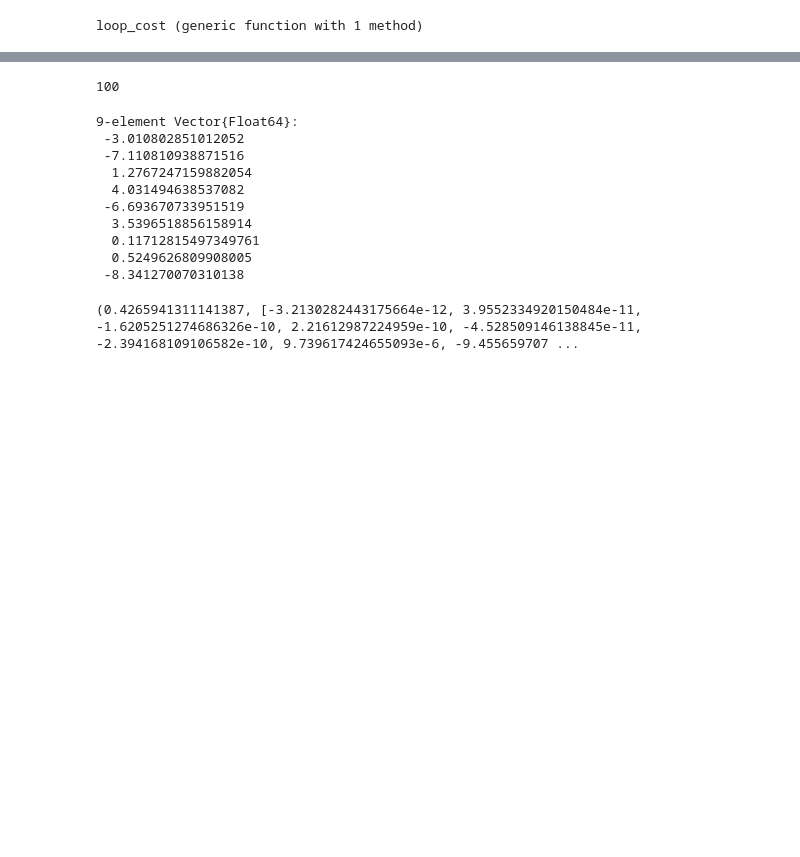
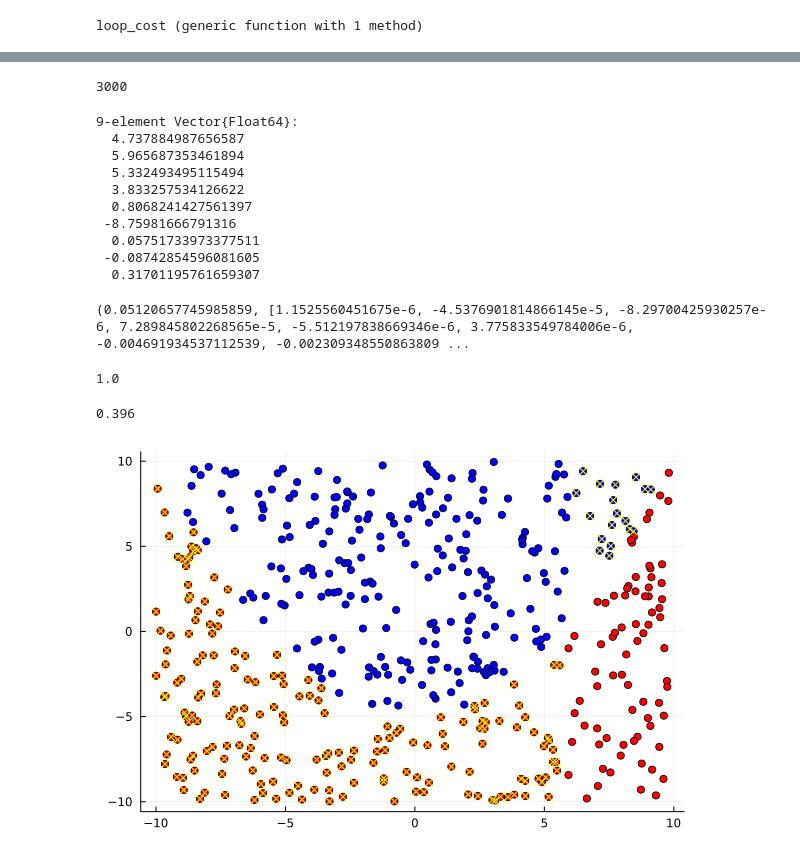
Before and after one commit to gabriel-marchetti/personal, a Jupyter notebook: aula_unicamp/2023_2s/MS903/projects/Neural-Network/Programa_Final.ipynb, the cells around one changed output, grey strips where cells are left out. Drawn from its saved outputs; the diff is of its cells as text; code cells hidden in the pictures; blank space fills up the shorter version.

```diff
--- a/aula_unicamp/2023_2s/MS903/projects/Neural-Network/Programa_Final.ipynb
+++ b/aula_unicamp/2023_2s/MS903/projects/Neural-Network/Programa_Final.ipynb
@@ -181,25 +184,59 @@ x_inicial = loop_cost()
 # %%
 a = 10e-4;
 s = 0.5  ;
-ϵ = 1e-5 ;
-M = 100 ;
-x_final = gradient_descent(a, s, ϵ, M, x_inicial, 0.0, 2, 2, false);
+ϵ = 1e-7 ;
+M = 3000 ;
+x_final = gradient_descent(a, s, ϵ, M, x_inicial, 0.0, 4, 2, false);
 # %% [output]
-100
+3000
 # %%
 x_final
 # %% [output]
 9-element Vector{Float64}:
- -3.010802851012052
- -7.110810938871516
-  1.2767247159882054
-  4.031494638537082
- -6.693670733951519
-  3.5396518856158914
-  0.11712815497349761
-  0.5249626809908005
- -8.341270070310138
+  4.737884987656587
+  5.965687353461894
+  5.332493495115494
+  3.833257534126622
+  0.8068241427561397
+ -8.75981666791316
+  0.05751733973377511
+ -0.08742854596081605
+  0.31701195761659307
 # %%
-loss_function(x_final, 0.0, 2, 2)
+loss_function(x_final, 0.0, 4, 2)
 # %% [output]
-(0.4265941311141387, [-3.2130282443175664e-12, 3.9552334920150484e-11, -1.6205251274686326e-10, 2.21612987224959e-10, -4.528509146138845e-11, -2.394168109106582e-10, 9.739617424655093e-6, -9.455659707 ...
+(0.05120657745985859, [1.1525560451675e-6, -4.5376901814866145e-5, -8.29700425930257e-6, 7.289845802268565e-5, -5.512197838669346e-6, 3.775833549784006e-6, -0.004691934537112539, -0.002309348550863809 ...
+# %%
+u = [u₁[1]; u₂[1]];
+sign(f(x_final, u, 1, 1)[1])
+# %% [output]
+1.0
+# %%
+predict_classification = zeros(500);
+N = length(u₁);
+for i in 1:N
+    k1 = 1;
+    k2 = 1;
+    u = [u₁[i]; u₂[i]];
+    #println(f(x_final, u, k1, k2)[1])
+    classification = sign(f(x_final, u, k1, k2)[1])
+    predict_classification[i] = classification
+end
+# %%
+# Gero o scatter do problema apenas para ter uma noção da função.
+colors = ifelse.( w .== 1, "blue", "red" );
+plt = scatter(u₁, u₂, color = colors, legend = false)
+N = length(u₁);
+
+erros = 0
+for i in 1:N
+    if( predict_classification[i] != w[i] )
+        plt = scatter!([u₁[i]], [u₂[i]], color="yellow", marker=:x, legend=false)
+        erros += 1
+    end
+end
+println(erros/500)
+plt
+# %% [output]
+0.396
+[figure, added]
```
Also changed, not shown: parts of 4 cells of this notebook.
